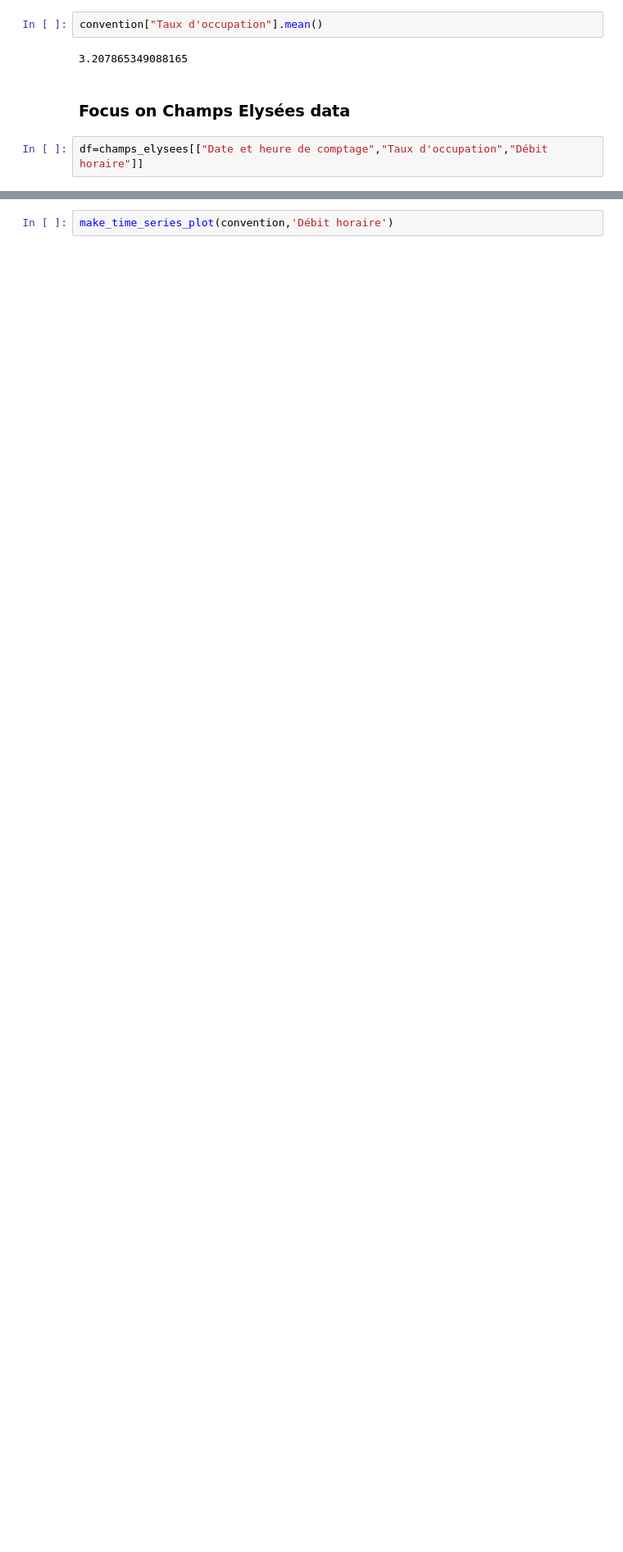
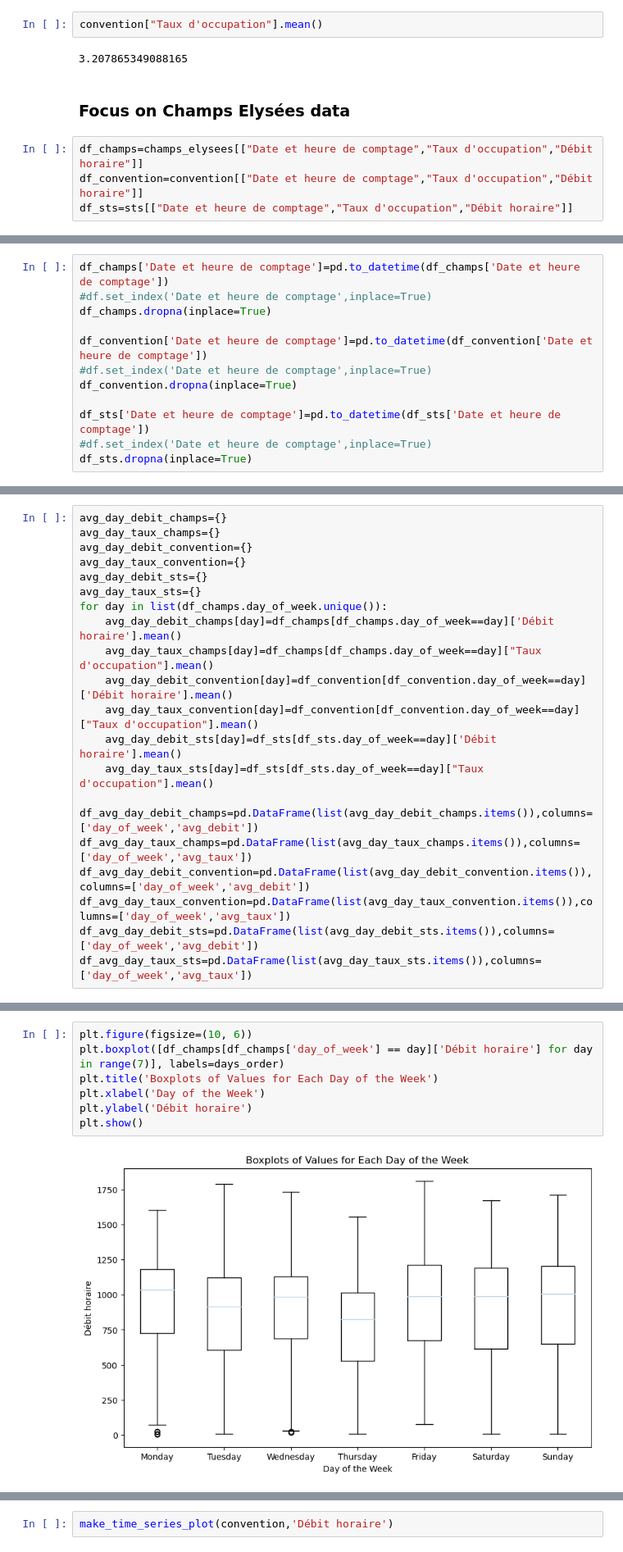
Before and after one commit to Ara-ban/BCG, a Jupyter notebook: notebook.ipynb, the cells around one changed output, grey strips where cells are left out. Shown at 82% size. Saved outputs shown, nothing was run; the diff lists cells and outputs as text; blank space fills up the shorter version.

```diff
--- a/notebook.ipynb
+++ b/notebook.ipynb
@@ -34,4 +41,6 @@ convention["Taux d'occupation"].mean()
 # %% [markdown]
 ### Focus on Champs Elysées data
 # %%
-df=champs_elysees[["Date et heure de comptage","Taux d'occupation","Débit horaire"]]
+df_champs=champs_elysees[["Date et heure de comptage","Taux d'occupation","Débit horaire"]]
+df_convention=convention[["Date et heure de comptage","Taux d'occupation","Débit horaire"]]
+df_sts=sts[["Date et heure de comptage","Taux d'occupation","Débit horaire"]]
@@ -67,0 +47,12 @@ See the caveats in the documentation: https://pandas.pydata.org/pandas-docs/stab
+# %%
+df_champs['Date et heure de comptage']=pd.to_datetime(df_champs['Date et heure de comptage'])
+#df.set_index('Date et heure de comptage',inplace=True)
+df_champs.dropna(inplace=True)
+
+df_convention['Date et heure de comptage']=pd.to_datetime(df_convention['Date et heure de comptage'])
+#df.set_index('Date et heure de comptage',inplace=True)
+df_convention.dropna(inplace=True)
+
+df_sts['Date et heure de comptage']=pd.to_datetime(df_sts['Date et heure de comptage'])
+#df.set_index('Date et heure de comptage',inplace=True)
+df_sts.dropna(inplace=True)
@@ -105,0 +125,21 @@ See the caveats in the documentation: https://pandas.pydata.org/pandas-docs/stab
+# %%
+avg_day_debit_champs={}
+avg_day_taux_champs={}
+avg_day_debit_convention={}
+avg_day_taux_convention={}
+avg_day_debit_sts={}
+avg_day_taux_sts={}
+for day in list(df_champs.day_of_week.unique()):
+    avg_day_debit_champs[day]=df_champs[df_champs.day_of_week==day]['Débit horaire'].mean()
+    avg_day_taux_champs[day]=df_champs[df_champs.day_of_week==day]["Taux d'occupation"].mean()
+    avg_day_debit_convention[day]=df_convention[df_convention.day_of_week==day]['Débit horaire'].mean()
+    avg_day_taux_convention[day]=df_convention[df_convention.day_of_week==day]["Taux d'occupation"].mean()
+    avg_day_debit_sts[day]=df_sts[df_sts.day_of_week==day]['Débit horaire'].mean()
+    avg_day_taux_sts[day]=df_sts[df_sts.day_of_week==day]["Taux d'occupation"].mean()
+
+df_avg_day_debit_champs=pd.DataFrame(list(avg_day_debit_champs.items()),columns=['day_of_week','avg_debit'])
+df_avg_day_taux_champs=pd.DataFrame(list(avg_day_taux_champs.items()),columns=['day_of_week','avg_taux'])
+df_avg_day_debit_convention=pd.DataFrame(list(avg_day_debit_convention.items()),columns=['day_of_week','avg_debit'])
+df_avg_day_taux_convention=pd.DataFrame(list(avg_day_taux_convention.items()),columns=['day_of_week','avg_taux'])
+df_avg_day_debit_sts=pd.DataFrame(list(avg_day_debit_sts.items()),columns=['day_of_week','avg_debit'])
+df_avg_day_taux_sts=pd.DataFrame(list(avg_day_taux_sts.items()),columns=['day_of_week','avg_taux'])
@@ -105,0 +223,9 @@ See the caveats in the documentation: https://pandas.pydata.org/pandas-docs/stab
+# %%
+plt.figure(figsize=(10, 6))
+plt.boxplot([df_champs[df_champs['day_of_week'] == day]['Débit horaire'] for day in range(7)], labels=days_order)
+plt.title('Boxplots of Values for Each Day of the Week')
+plt.xlabel('Day of the Week')
+plt.ylabel('Débit horaire')
+plt.show()
+# %% [output]
+[figure, added]
```
Also changed, not shown: parts of 44 cells of this notebook, 21 other files.
